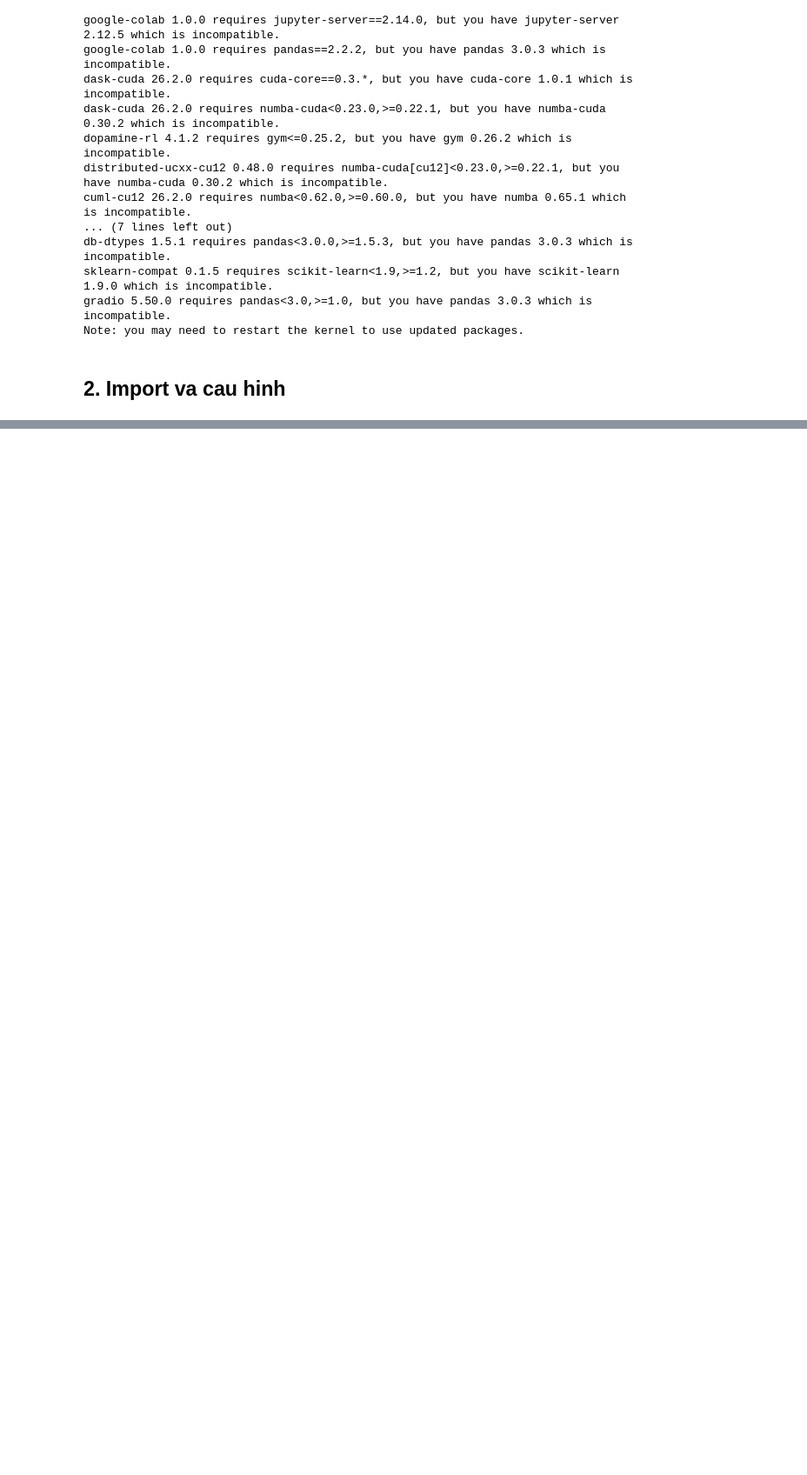
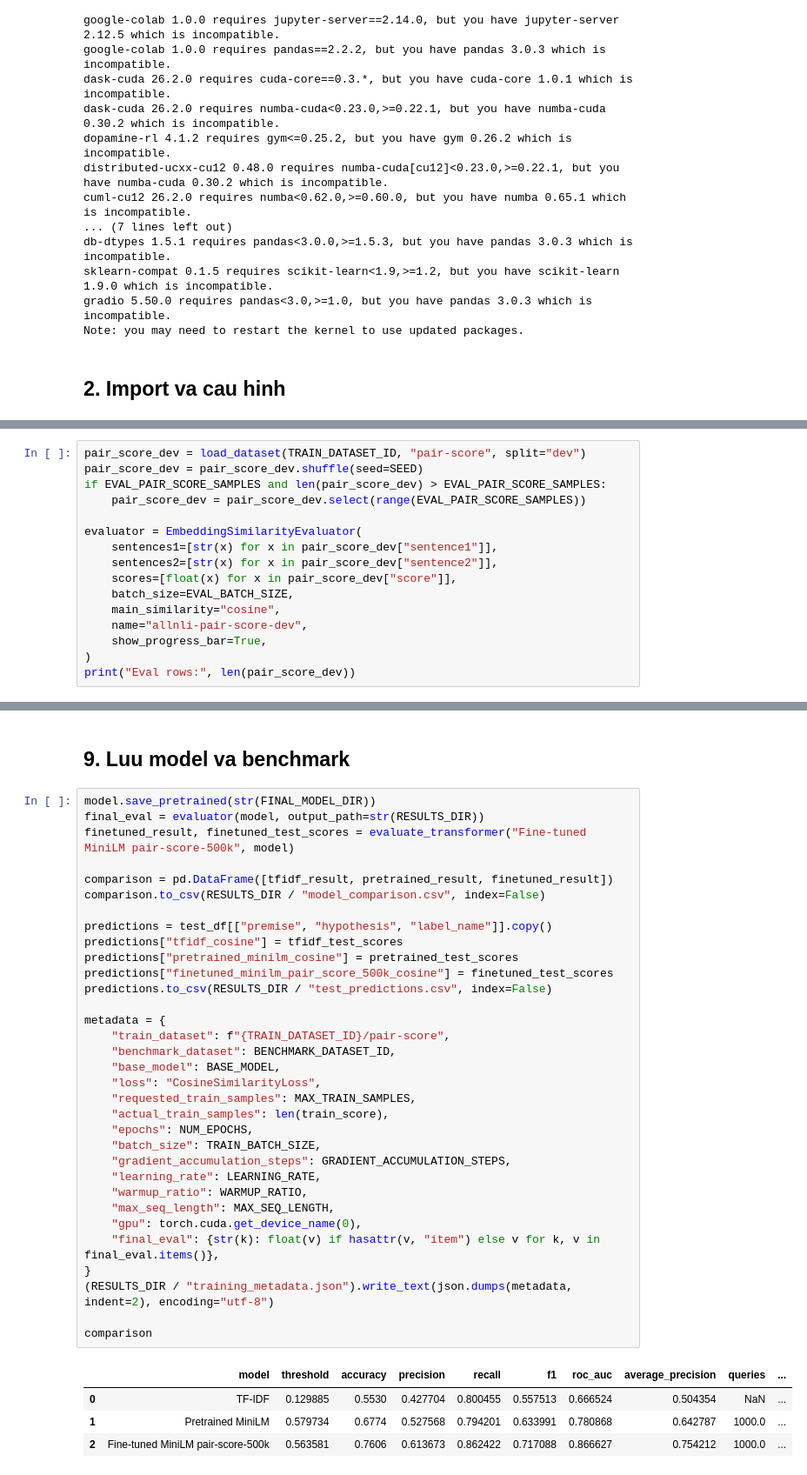
Before and after one commit to PhDQuang/similarity_search, a Jupyter notebook: notebooks/04-train-minilm-pair-score-500k-kaggle.ipynb, the cells around one changed output, grey strips where cells are left out. Shown at 87% size. Saved outputs shown, nothing was run; the diff lists cells and outputs as text; blank space fills up the shorter version.

```diff
--- a/notebooks/03-train-biencoder-kaggle.ipynb
+++ b/notebooks/04-train-minilm-pair-score-500k-kaggle.ipynb
@@ -522,0 +131,16 @@ Bo qua push len Hugging Face.
+# %%
+pair_score_dev = load_dataset(TRAIN_DATASET_ID, "pair-score", split="dev")
+pair_score_dev = pair_score_dev.shuffle(seed=SEED)
+if EVAL_PAIR_SCORE_SAMPLES and len(pair_score_dev) > EVAL_PAIR_SCORE_SAMPLES:
+    pair_score_dev = pair_score_dev.select(range(EVAL_PAIR_SCORE_SAMPLES))
+
+evaluator = EmbeddingSimilarityEvaluator(
+    sentences1=[str(x) for x in pair_score_dev["sentence1"]],
+    sentences2=[str(x) for x in pair_score_dev["sentence2"]],
+    scores=[float(x) for x in pair_score_dev["score"]],
+    batch_size=EVAL_BATCH_SIZE,
+    main_similarity="cosine",
+    name="allnli-pair-score-dev",
+    show_progress_bar=True,
+)
+print("Eval rows:", len(pair_score_dev))
@@ -522,0 +335,40 @@ Bo qua push len Hugging Face.
+# %% [markdown]
+## 9. Luu model va benchmark
+# %%
+model.save_pretrained(str(FINAL_MODEL_DIR))
+final_eval = evaluator(model, output_path=str(RESULTS_DIR))
+finetuned_result, finetuned_test_scores = evaluate_transformer("Fine-tuned MiniLM pair-score-500k", model)
+
+comparison = pd.DataFrame([tfidf_result, pretrained_result, finetuned_result])
+comparison.to_csv(RESULTS_DIR / "model_comparison.csv", index=False)
+
+predictions = test_df[["premise", "hypothesis", "label_name"]].copy()
+predictions["tfidf_cosine"] = tfidf_test_scores
+predictions["pretrained_minilm_cosine"] = pretrained_test_scores
+predictions["finetuned_minilm_pair_score_500k_cosine"] = finetuned_test_scores
+predictions.to_csv(RESULTS_DIR / "test_predictions.csv", index=False)
+
+metadata = {
+    "train_dataset": f"{TRAIN_DATASET_ID}/pair-score",
+    "benchmark_dataset": BENCHMARK_DATASET_ID,
+    "base_model": BASE_MODEL,
+    "loss": "CosineSimilarityLoss",
+    "requested_train_samples": MAX_TRAIN_SAMPLES,
+    "actual_train_samples": len(train_score),
+    "epochs": NUM_EPOCHS,
+    "batch_size": TRAIN_BATCH_SIZE,
+    "gradient_accumulation_steps": GRADIENT_ACCUMULATION_STEPS,
+    "learning_rate": LEARNING_RATE,
+    "warmup_ratio": WARMUP_RATIO,
+    "max_seq_length": MAX_SEQ_LENGTH,
+    "gpu": torch.cuda.get_device_name(0),
+    "final_eval": {str(k): float(v) if hasattr(v, "item") else v for k, v in final_eval.items()},
+}
+(RESULTS_DIR / "training_metadata.json").write_text(json.dumps(metadata, indent=2), encoding="utf-8")
+
+comparison
+# %% [output]
+|  | model | threshold | accuracy | precision | recall | f1 | roc_auc | average_precision | queries | ... |
+| 0 | TF-IDF | 0.129885 | 0.5530 | 0.427704 | 0.800455 | 0.557513 | 0.666524 | 0.504354 | NaN | ... |
+| 1 | Pretrained MiniLM | 0.579734 | 0.6774 | 0.527568 | 0.794201 | 0.633991 | 0.780868 | 0.642787 | 1000.0 | ... |
+| 2 | Fine-tuned MiniLM pair-score-500k | 0.563581 | 0.7606 | 0.613673 | 0.862422 | 0.717088 | 0.866627 | 0.754212 | 1000.0 | ... |
```
Also changed, not shown: parts of 36 cells of this notebook, 5 other files.
